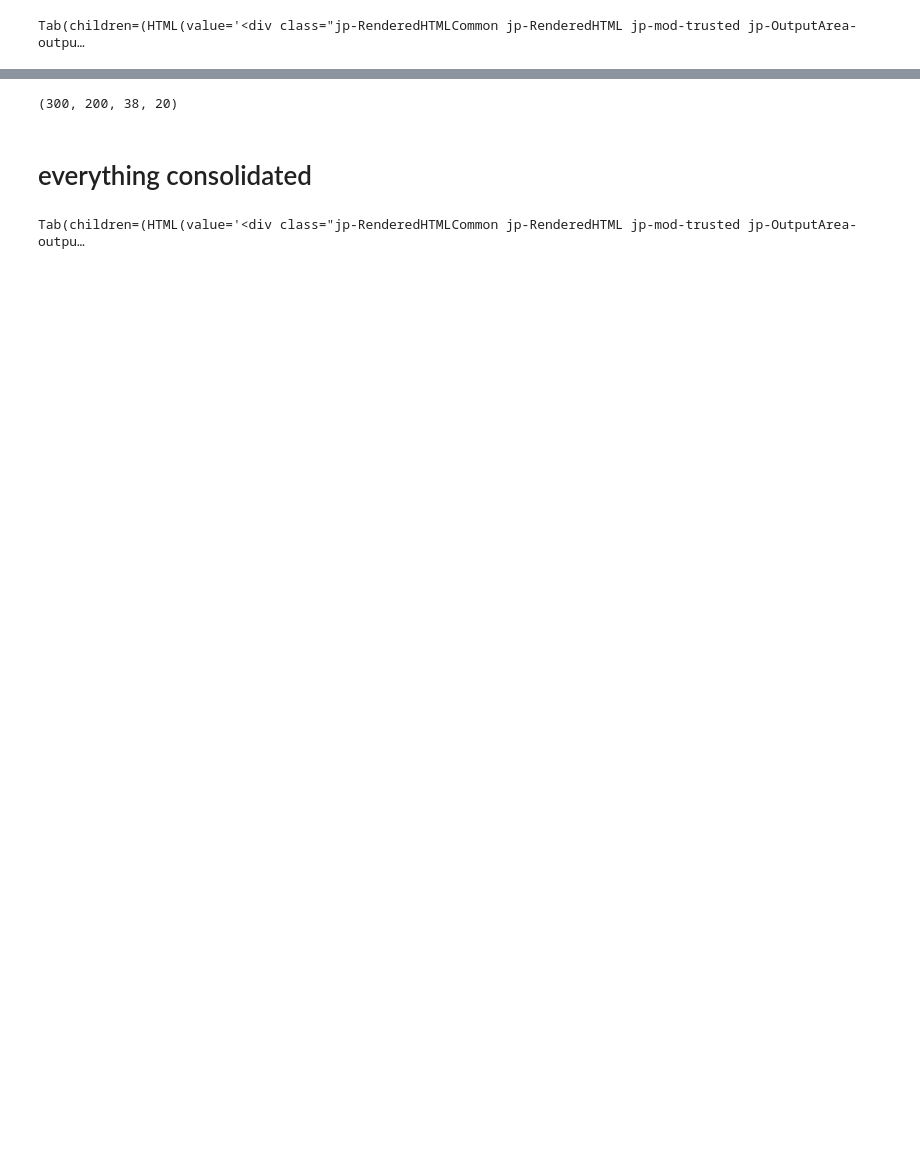
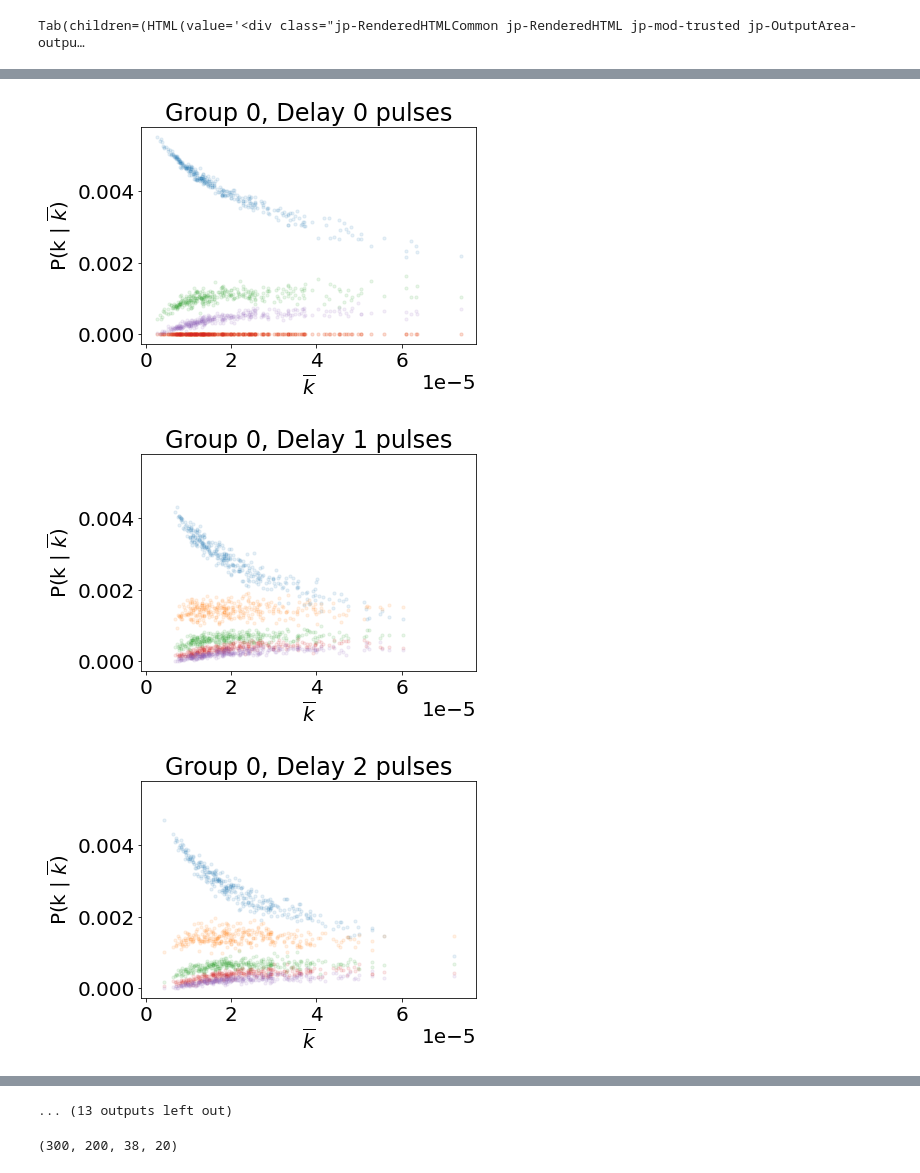
Before and after one commit to rztumbleson/EuXFEL, a Jupyter notebook: process_train_debug.ipynb, the cells around one changed output, grey strips where cells are left out. Cells and saved outputs as stored; diff of their text form; code cells hidden in the pictures; blank space fills up the shorter version.

Commit message:
persisted data instead of computing

```diff
--- a/process_train_debug.ipynb
+++ b/process_train_debug.ipynb
@@ -501,15 +75,0 @@ train
-# %%
-def load_labels(module, q_cutoff=15, return_unique_labels=True):
-    ds = xr.open_dataset('./labels.h5')
-    q = np.squeeze(ds['q_grid'][ds.module_order==module].to_numpy())
-    labels = np.squeeze(ds['labels'][ds.module_order==module].to_numpy())
-    labels[q>q_cutoff] = np.nan
-
-    if return_unique_labels:
-        unique_labels = np.unique(labels)
-        unique_labels = unique_labels[~np.isnan(unique_labels)]
-        return da.from_array(labels), unique_labels
-    else:
-        return da.from_array(labels)
-
-labels, unique_labels = load_labels(module)
@@ -791,0 +255,4 @@ out = np.asarray(out)
+# %%
+file = f'./calculated_statistics/v1/run{run:03d}_module{module:02d}_group{group:02d}.h5'
+ds = xr.load_dataset(file)
+ds
@@ -791,0 +272,34 @@ out = np.asarray(out)
+# %%
+labels, _ = load_labels(module)
+unique_labels, counts = np.unique(labels, return_counts=True)
+num_pixels = counts.compute()
+
+train_id = 0
+label = 10
+for dt in range(200):
+    # whole group
+    t0 = time()
+    y = ds['probabilities'][:, dt, label].data
+    x = np.sum(np.expand_dims(np.arange(y.shape[1]), axis=0) * y, axis=1) / num_pixels[label]
+    t1 = time()
+
+    plt.figure()
+    plt.ylabel(r'P(k | $\overline{k}$)')
+    plt.xlabel(r'$\overline{k}$')
+    plt.title(f'Group {0}, Delay {dt} pulses')
+    for uk in range(5):
+        y_ = y[:, uk]
+        plt.scatter(x, y_, c=f'C{uk:0d}', alpha=0.1, s=10, label=f'k={uk:0d} photons')
+
+    if dt == 0:
+        xlims = plt.gca().get_xlim()
+        ylims = plt.gca().get_ylim()
+
+    plt.gca().set_xlim(xlims)
+    plt.gca().set_ylim(ylims)
+    #plt.legend(loc='upper right', fontsize=14)
+    plt.show()
+# %% [output]
+[figure, added]
+[figure, added]
+[figure, added]
@@ -792,24 +315,5 @@ out = np.asarray(out)
+... (13 outputs left out)
 # %%
 out.shape
 # %% [output]
 (300, 200, 38, 20)
-# %% [markdown]
-# everything consolidated
-# %%
-partition = 'upex'   # For users
-
-cluster = SLURMCluster(
-    queue=partition,
-    local_directory='/scratch',  # Local disk space for workers to use
-    log_directory='./logs',
-    walltime=1800,
-
-    # Resources per SLURM job (per node, the way SLURM is configured on Maxwell)
-    # processes=16 runs 16 Dask workers in a job, so each worker has 1 core & 32 GB RAM.
-    processes=16, cores=16, memory='512GB',
-)
-
-# Get a notbook widget showing the cluster state
-cluster
-# %% [output]
-Tab(children=(HTML(value='<div class="jp-RenderedHTMLCommon jp-RenderedHTML jp-mod-trusted jp-OutputArea-outpu…
```
Also changed, not shown: parts of 173 cells of this notebook.
